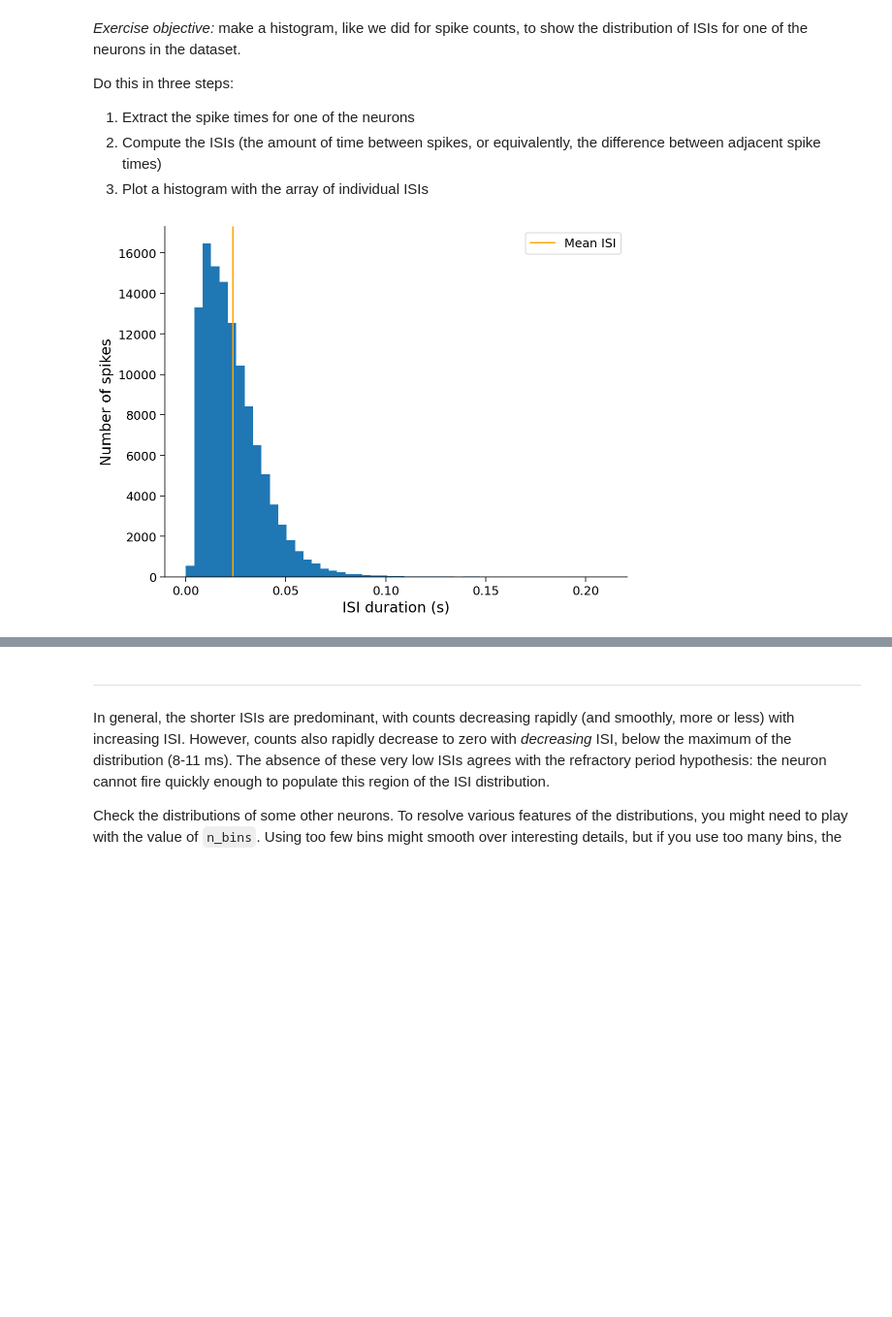
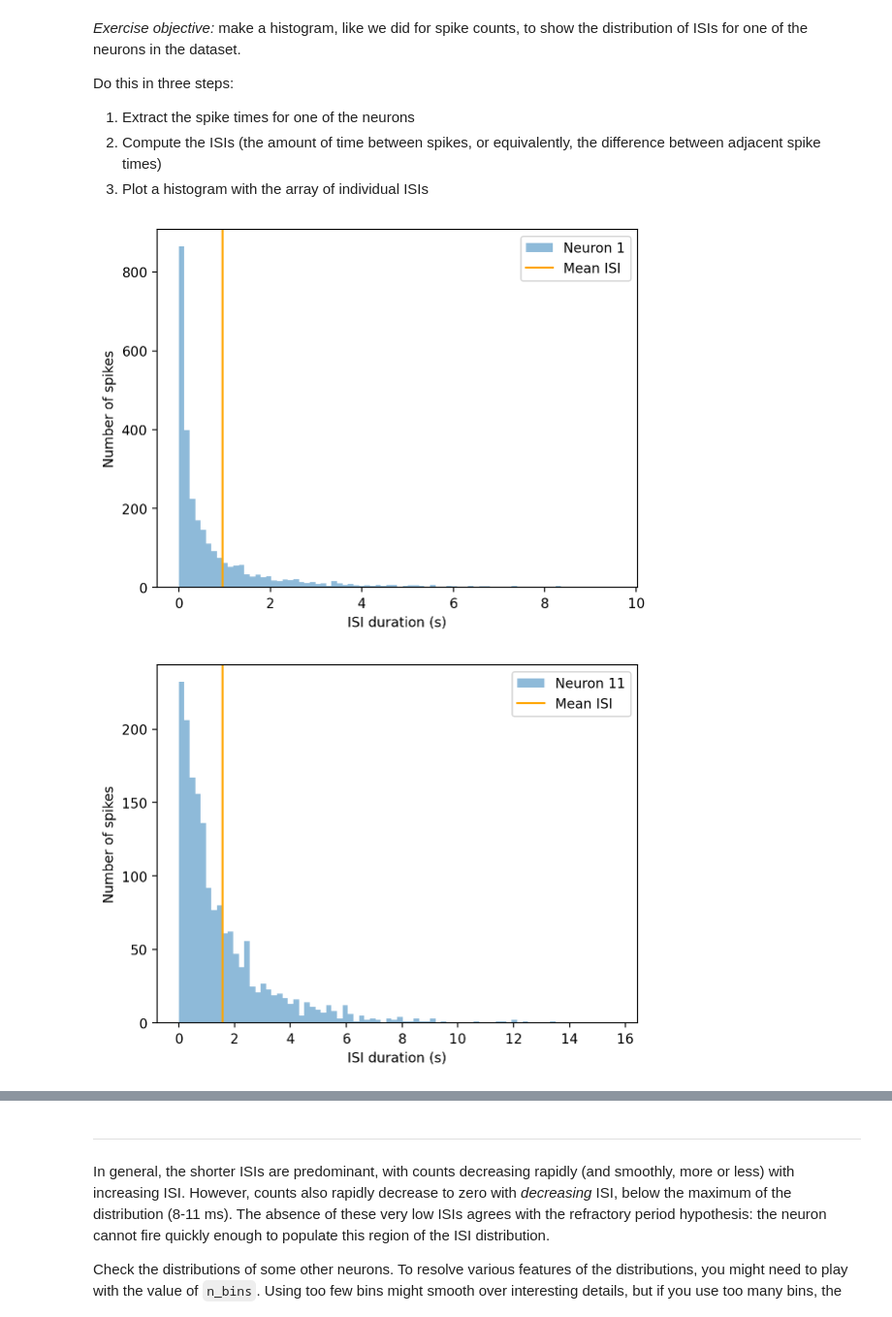
Before and after one commit to EugOT/compneuro, a Jupyter notebook: notebooks/2023-10-06_Tutorial1.ipynb, the cells around one changed output, grey strips where cells are left out. Shown: that part at 97% size. Cells and saved outputs as stored; diff of their text form; code cells hidden in the pictures; blank space fills up the shorter version.

Commit message:
updated tutorial1 with bonus question in Section 3 for several neurons

```diff
--- a/notebooks/2023-10-06_Tutorial1.ipynb
+++ b/notebooks/2023-10-06_Tutorial1.ipynb
@@ -349,36 +367,44 @@ Do this in three steps:
 # %%
 def compute_single_neuron_isis(spike_times, neuron_idx):
   """Compute a vector of ISIs for a single neuron given spike times.
 
   Args:
     spike_times (list of 1D arrays): Spike time dataset, with the first
       dimension corresponding to different neurons.
     neuron_idx (int): Index of the unit to compute ISIs for.
 
   Returns:
     isis (1D array): Duration of time between each spike from one neuron.
   """
   #############################################################################
   # Students: Fill in missing code (...) and comment or remove the next line
   # raise NotImplementedError("Exercise: compute single neuron ISIs")
   #############################################################################
 
   # Extract the spike times for the specified neuron
   single_neuron_spikes = spike_times[neuron_idx]
 
   # Compute the ISIs for this set of spikes
   # Hint: the function np.diff computes discrete differences along an array
   isis = np.diff(single_neuron_spikes)
 
   return isis
 
 # Uncomment the following lines when you are ready to test your function
 single_neuron_isis = compute_single_neuron_isis(spike_times, neuron_idx=283)
-plt.hist(single_neuron_isis, bins=50, histtype="stepfilled")
-plt.axvline(single_neuron_isis.mean(), color="orange", label="Mean ISI")
-plt.xlabel("ISI duration (s)")
-plt.ylabel("Number of spikes")
-plt.legend()
-plt.show()
+##############################
+# try several other neurons: #
+##############################
+neuron_idx = [1, 11, 51, 283, 345, 512]
+for idx in neuron_idx:
+  single_neuron_isis = compute_single_neuron_isis(spike_times, neuron_idx=idx)
+  plt.hist(single_neuron_isis, bins=80, range=[0, single_neuron_isis.mean()*10] , histtype="stepfilled", alpha=0.5, label=f"Neuron {idx}")
+  plt.axvline(single_neuron_isis.mean(), color="orange", label="Mean ISI")
+  plt.xlabel("ISI duration (s)")
+  plt.ylabel("Number of spikes")
+  plt.legend()
+  plt.show()
+# plt.hist(single_neuron_isis, bins=50, histtype="stepfilled")
 # %% [output]
-[figure, old version]
+[figure, new version]
+[figure, added]
```
Also changed, not shown: parts of 8 cells of this notebook.
